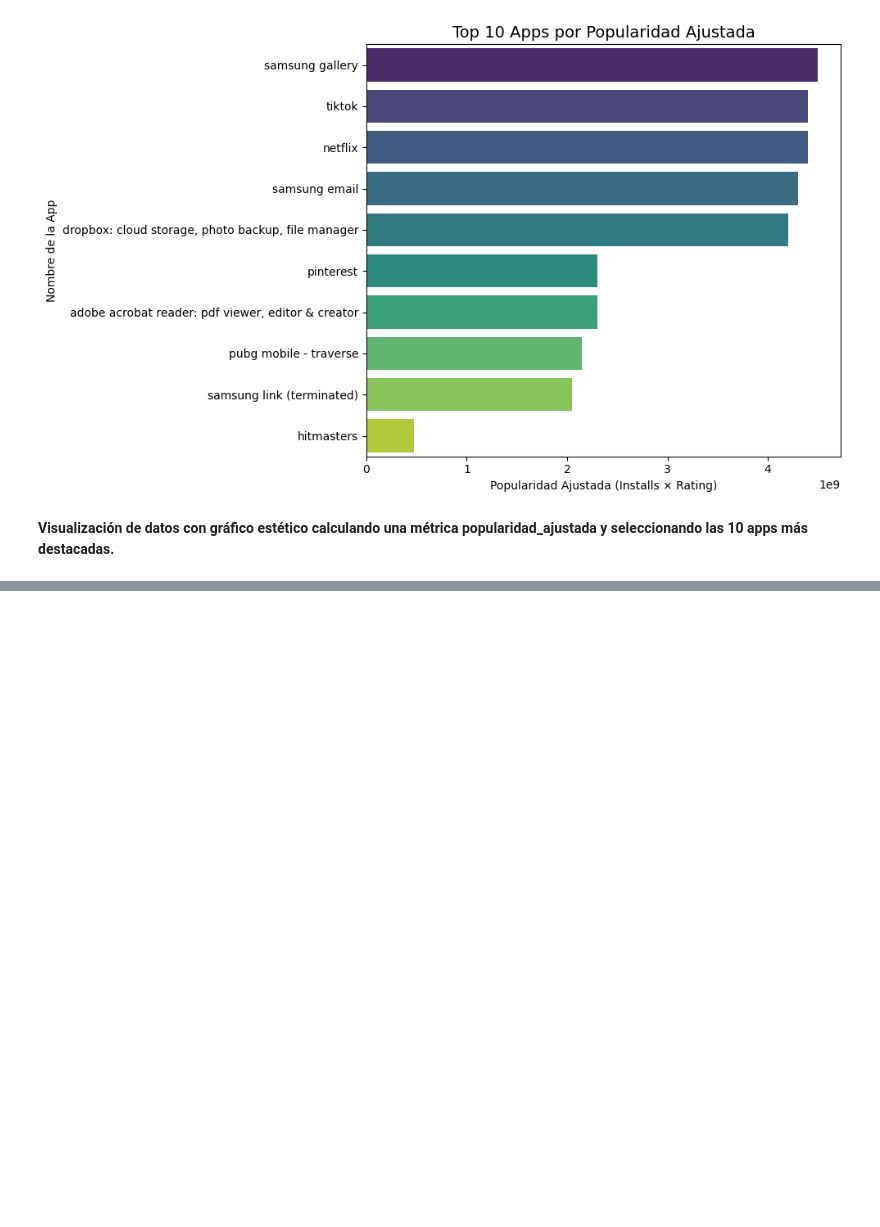
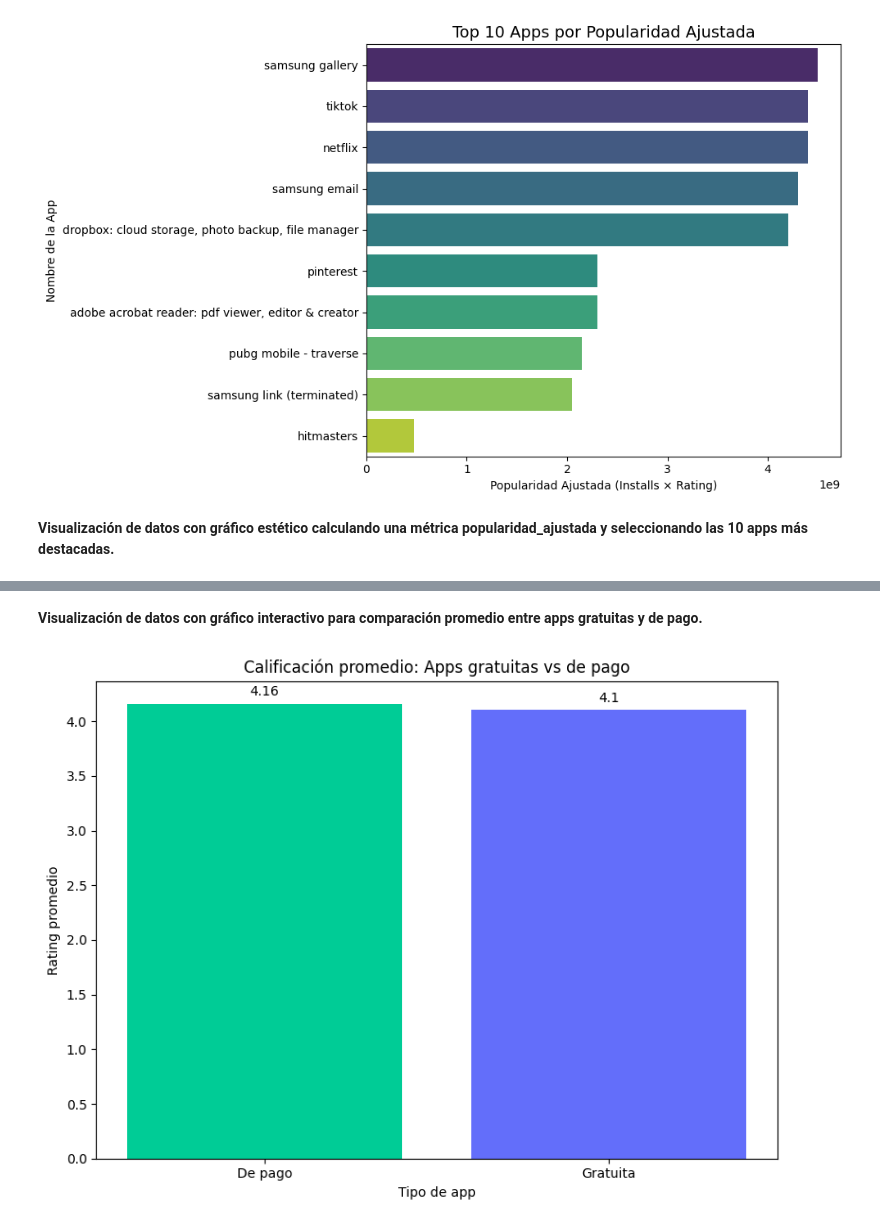
Before and after one commit to dquinonez25/TratamientoDeDatos_Tarea_Clase3, a Jupyter notebook: TratamientoDeDatos_TareaClase3.ipynb, the cells around one changed output, grey strips where cells are left out. Drawn from its saved outputs; the diff is of its cells as text; code cells hidden in the pictures; blank space fills up the shorter version.

```diff
--- a/TratamientoDeDatos_TareaClase3.ipynb
+++ b/TratamientoDeDatos_TareaClase3.ipynb
@@ -352,3 +352,36 @@ fig = px.bar(rating_avg, x='Free', y='Rating',
 fig.show()
 # %% [output]
 [interactive output not drawn]
+# %% [markdown]
+**Visualización de datos con gráfico interactivo para comparación promedio entre apps gratuitas y de pago.**
+# %%
+import matplotlib.pyplot as plt
+
+# Agrupar y transformar los datos
+rating_avg = df.groupby('Free')['Rating'].mean().reset_index()
+rating_avg['Free'] = rating_avg['Free'].map({True: 'Gratuita', False: 'De pago'})
+
+# Preparar los datos para el gráfico
+tipos = rating_avg['Free']
+ratings = rating_avg['Rating']
+colores = ['#00cc96', '#636efa']  # mismos colores que usaste en Plotly
+
+# Crear el gráfico de barras
+plt.figure(figsize=(8, 6))
+bars = plt.bar(tipos, ratings, color=colores)
+
+# Añadir etiquetas y título
+plt.title('Calificación promedio: Apps gratuitas vs de pago')
+plt.xlabel('Tipo de app')
+plt.ylabel('Rating promedio')
+
+# Añadir valores encima de las barras
+for bar in bars:
+    yval = bar.get_height()
+    plt.text(bar.get_x() + bar.get_width()/2, yval + 0.05, round(yval, 2),
+             ha='center', va='bottom', fontsize=10)
+
+plt.tight_layout()
+plt.show()
+# %% [output]
+[figure, added]
```
